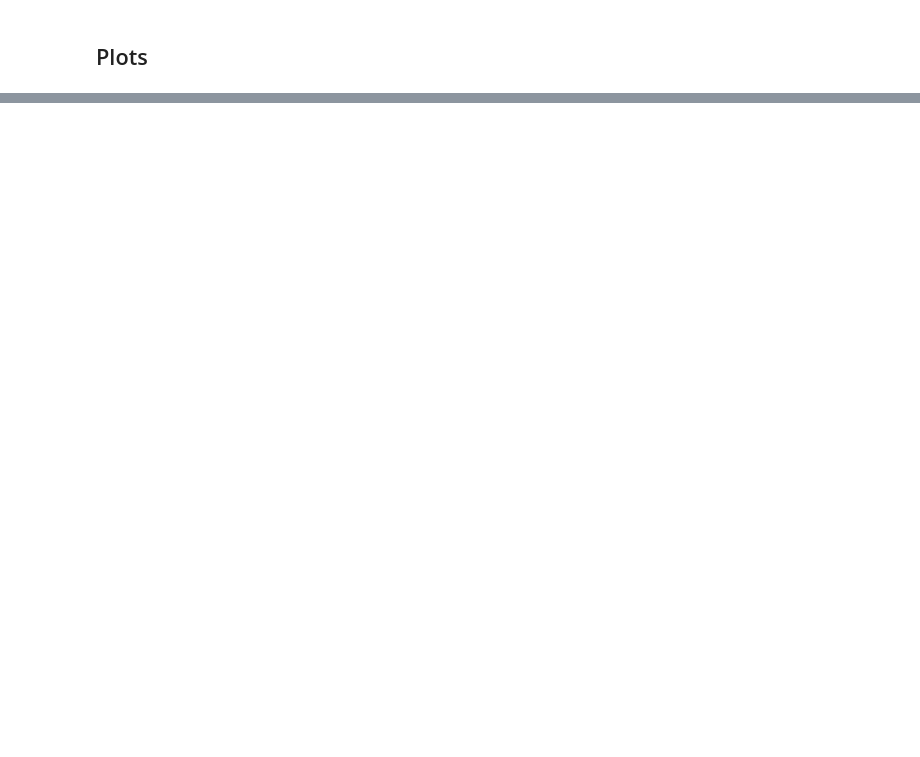
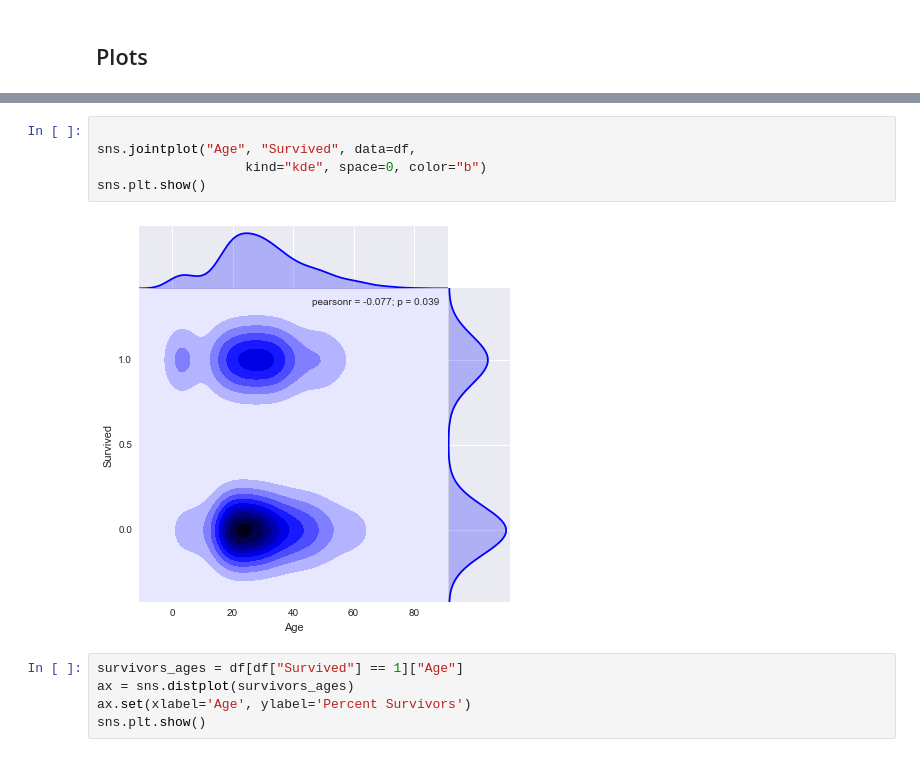
Before and after one commit to jenslaufer/data-analyst-nanodegree, a Jupyter notebook: p2/Assignment/Titanic Eval.ipynb, the cells around one changed output, grey strips where cells are left out. Drawn from its saved outputs; the diff is of its cells as text; blank space fills up the shorter version.

```diff
--- a/p2/Assignment/Titanic Eval.ipynb
+++ b/p2/Assignment/Titanic Eval.ipynb
@@ -85,0 +38,12 @@ sns.countplot(y="Deck", hue="Pclass", data=deck_titanic_df.sort('Deck'))
+# %%
+
+sns.jointplot("Age", "Survived", data=df,
+                   kind="kde", space=0, color="b")
+sns.plt.show()
+# %% [output]
+[figure, added]
+# %%
+survivors_ages = df[df["Survived"] == 1]["Age"]
+ax = sns.distplot(survivors_ages)
+ax.set(xlabel='Age', ylabel='Percent Survivors')
+sns.plt.show()
```
Also changed, not shown: parts of 9 cells of this notebook.
